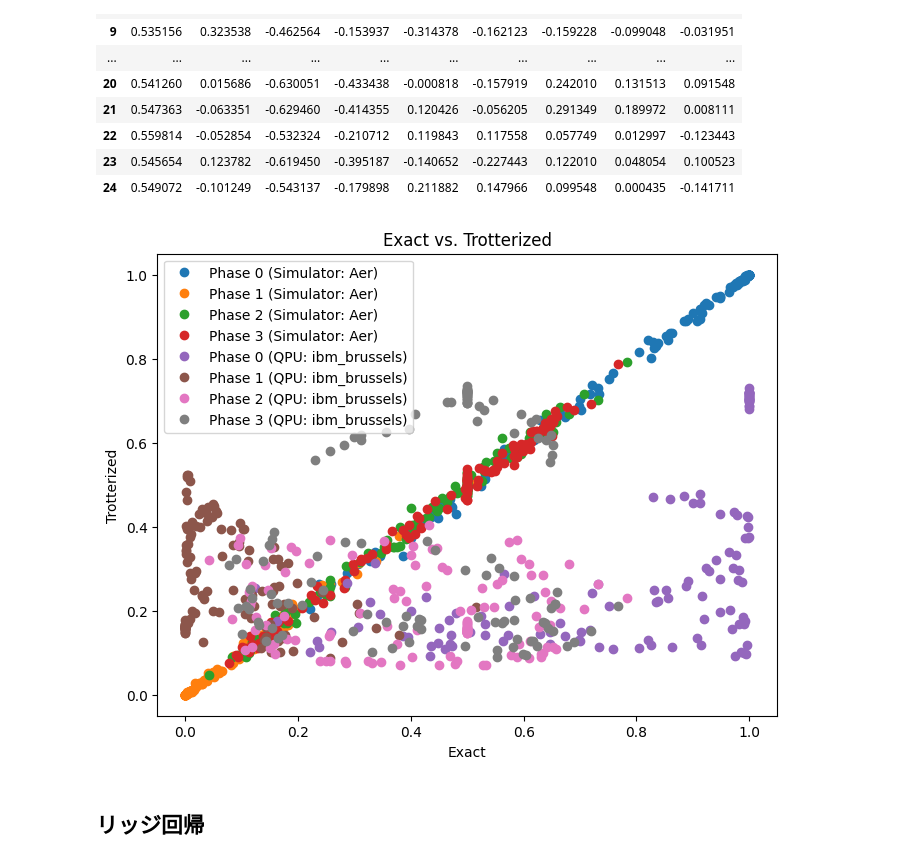
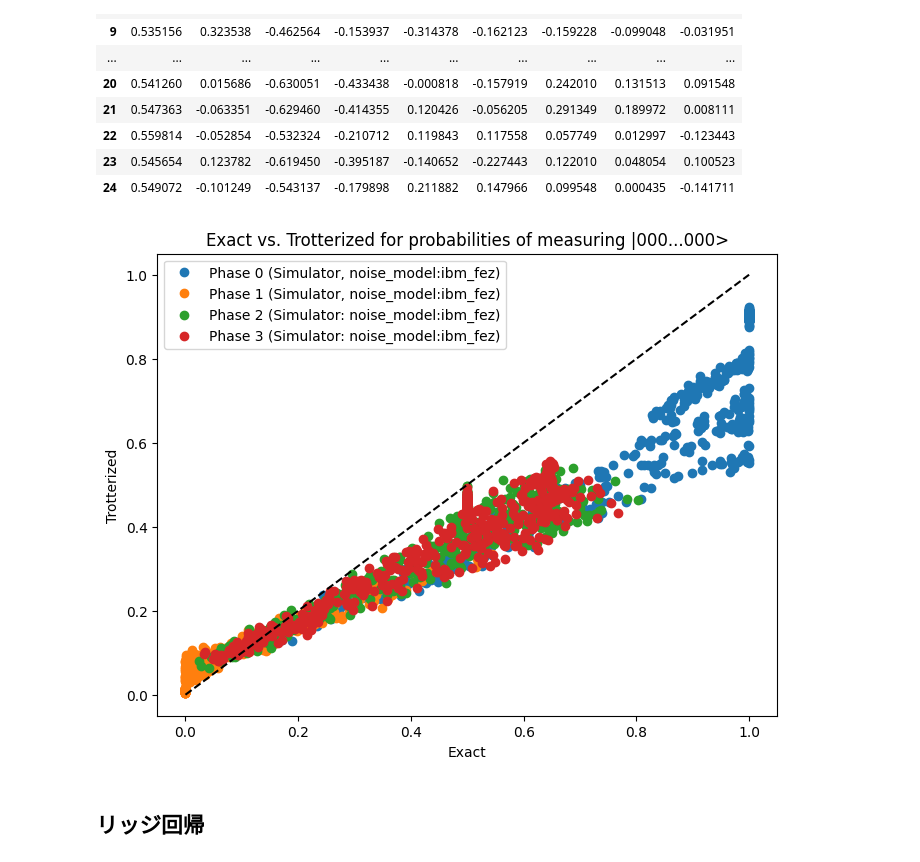
Before and after one commit to YutoMorohoshi/fourier_learning_ibm, a Jupyter notebook: heisenberg_ml.ipynb, the cells around one changed output. Cells and saved outputs as stored; diff of their text form; code cells hidden in the pictures.

Commit message:
noise model

```diff
--- a/heisenberg_ml.ipynb
+++ b/heisenberg_ml.ipynb
@@ -14,7 +15,7 @@ from qiskit_aer import AerSimulator
 # %% [markdown]
 # データセット作成 $\exp(-\beta H)$
 # %%
-n_samples = 25
+n_samples = 100
 n_qubits = 4
 beta = 1
 # %%
@@ -22,11 +23,5 @@ beta = 1
 # If you did not previously save your credentials, use the following line instead:
 # service = QiskitRuntimeService(channel="ibm_quantum", token="<MY_IBM_QUANTUM_TOKEN>")
 service = QiskitRuntimeService()
-backend_qpu = service.least_busy(simulator=False, operational=True)
-# backend_qpu = service.backend("ibm_fez")
-
-# Option2: Use local AerSimulator as the backend.
-backend_sim = AerSimulator()
-
-print(f"Using backend QPU: {backend_qpu}")
-print(f"Using backend simulator: {backend_sim}")
+# backend_qpu = service.least_busy(simulator=False, operational=True)
+backend_qpu = service.backend("ibm_fez")
@@ -35,0 +28,4 @@ Using backend simulator: AerSimulator('aer_simulator')
+# %%
+# Option2: Use local AerSimulator as the backend.
+noise_model = NoiseModel.from_backend(backend_qpu)
+backend_sim = AerSimulator(noise_model=noise_model)
@@ -510,41 +494,63 @@ display(features_qpu_df)
 # %%
 # Plot exact vs. Trotterized results
 plt.figure(figsize=(8, 6))
-plt.plot(prob_phase0s_exact, prob_phase0s_sim, "o", label="Phase 0 (Simulator: Aer)")
-plt.plot(prob_phase1s_exact, prob_phase1s_sim, "o", label="Phase 1 (Simulator: Aer)")
-plt.plot(prob_phase2s_exact, prob_phase2s_sim, "o", label="Phase 2 (Simulator: Aer)")
-plt.plot(prob_phase3s_exact, prob_phase3s_sim, "o", label="Phase 3 (Simulator: Aer)")
 plt.plot(
     prob_phase0s_exact,
-    prob_phase0s_qpu,
+    prob_phase0s_sim,
     "o",
-    label=f"Phase 0 (QPU: {backend_qpu.name})",
+    label=f"Phase 0 (Simulator, noise_model:{backend_qpu.name})",
 )
 plt.plot(
     prob_phase1s_exact,
-    prob_phase1s_qpu,
+    prob_phase1s_sim,
     "o",
-    label=f"Phase 1 (QPU: {backend_qpu.name})",
+    label=f"Phase 1 (Simulator, noise_model:{backend_qpu.name})",
 )
 plt.plot(
     prob_phase2s_exact,
-    prob_phase2s_qpu,
+    prob_phase2s_sim,
     "o",
-    label=f"Phase 2 (QPU: {backend_qpu.name})",
+    label=f"Phase 2 (Simulator: noise_model:{backend_qpu.name})",
 )
 plt.plot(
     prob_phase3s_exact,
-    prob_phase3s_qpu,
+    prob_phase3s_sim,
     "o",
-    label=f"Phase 3 (QPU: {backend_qpu.name})",
+    label=f"Phase 3 (Simulator: noise_model:{backend_qpu.name})",
 )
+# plt.plot(
+#     prob_phase0s_exact,
+#     prob_phase0s_qpu,
+#     "o",
+#     label=f"Phase 0 (QPU: {backend_qpu.name})",
+# )
+# plt.plot(
+#     prob_phase1s_exact,
+#     prob_phase1s_qpu,
+#     "o",
+#     label=f"Phase 1 (QPU: {backend_qpu.name})",
+# )
+# plt.plot(
+#     prob_phase2s_exact,
+#     prob_phase2s_qpu,
+#     "o",
+#     label=f"Phase 2 (QPU: {backend_qpu.name})",
+# )
+# plt.plot(
+#     prob_phase3s_exact,
+#     prob_phase3s_qpu,
+#     "o",
+#     label=f"Phase 3 (QPU: {backend_qpu.name})",
+# )
+# Plot the 1:1 line
+plt.plot([0, 1], [0, 1], "--", color="black")
 plt.xlabel("Exact")
 plt.ylabel("Trotterized")
 plt.legend()
-plt.title("Exact vs. Trotterized")
+plt.title("Exact vs. Trotterized for probabilities of measuring |000...000>")
 plt.show()
 # %% [output]
-[figure, old version]
+[figure, new version]
 # %% [markdown]
 ## リッジ回帰
 # %%
```
Also changed, not shown: parts of 11 cells of this notebook.
